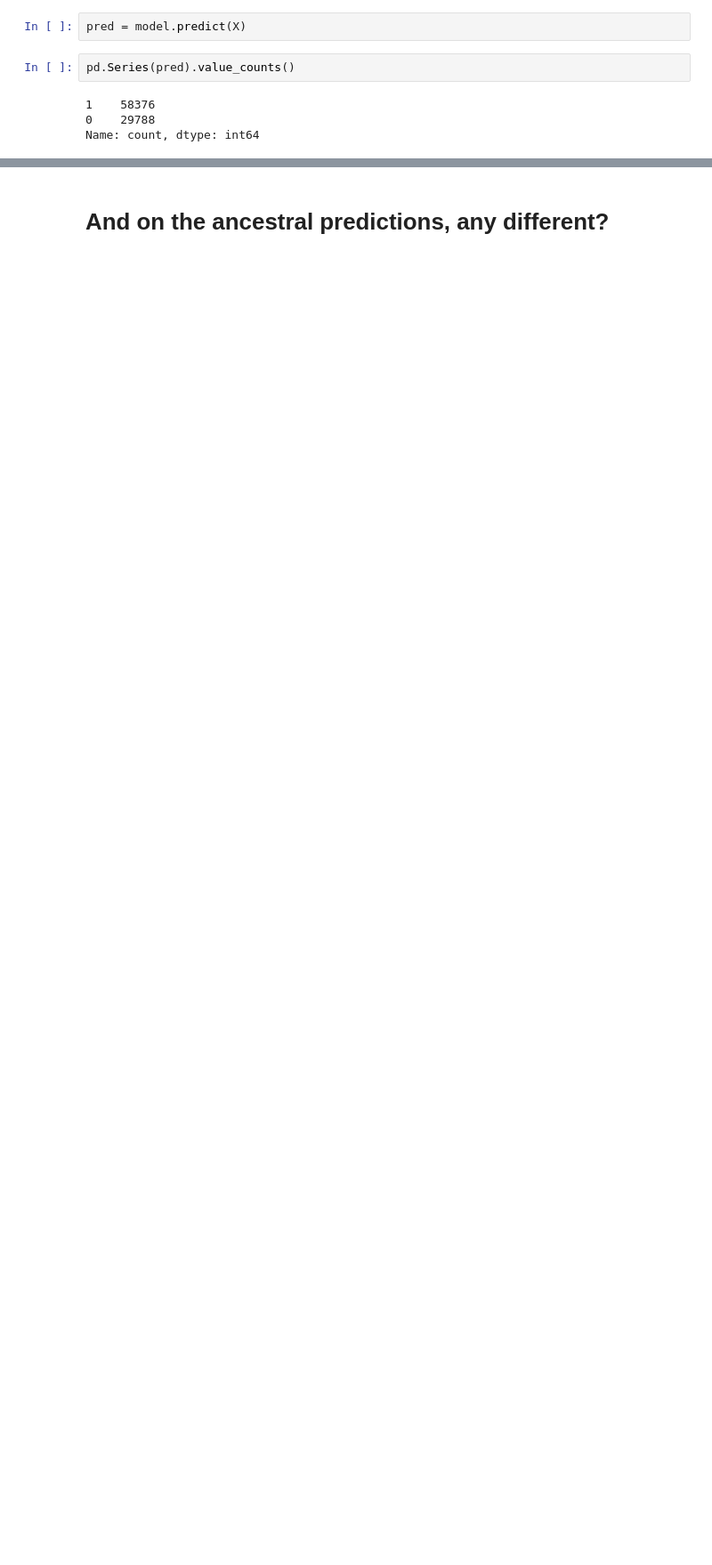
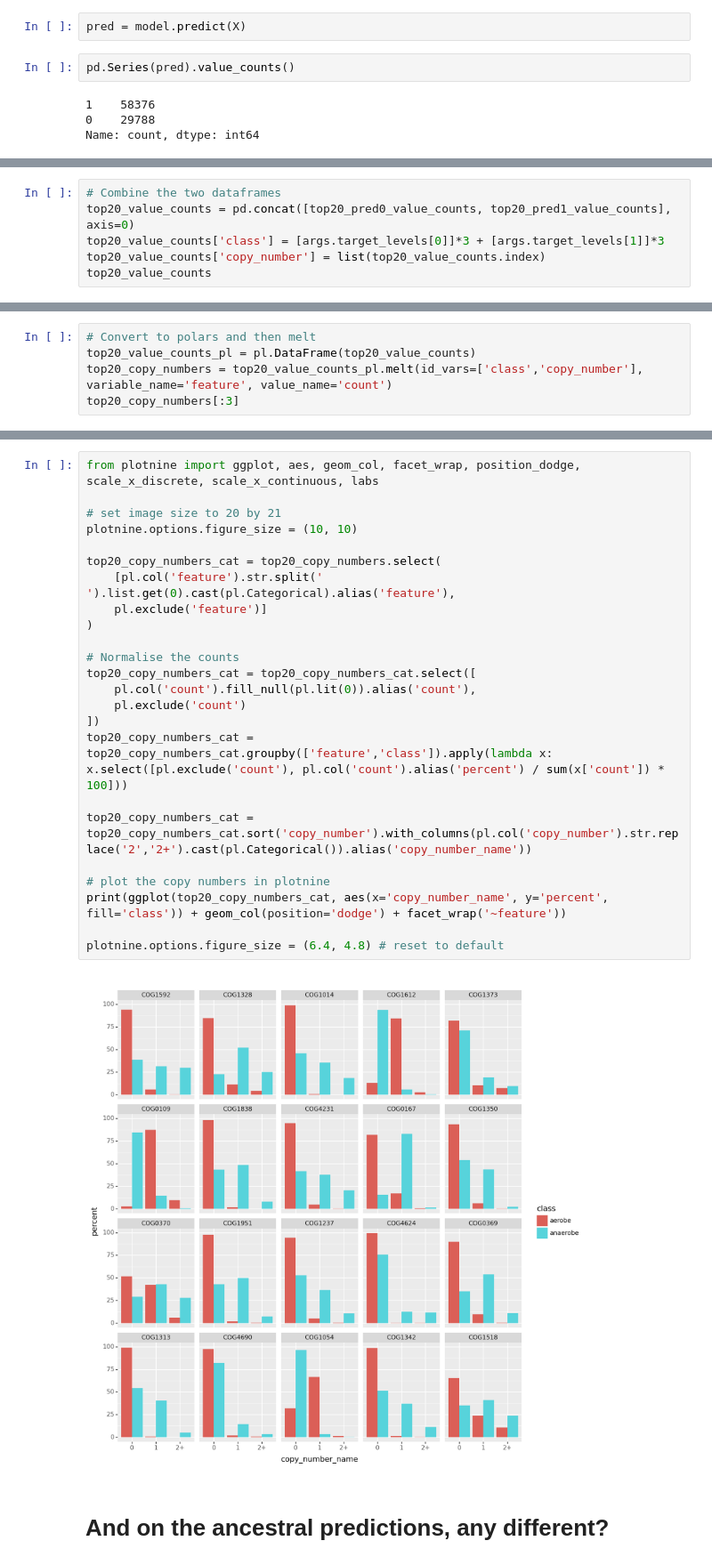
Before and after one commit to wwood/bacterial_dating_aerobic_predictor, a Jupyter notebook: 15_inspect_shap_values.ipynb, the cells around one changed output, grey strips where cells are left out. Shown at 89% size. Saved outputs shown, nothing was run; the diff lists cells and outputs as text; blank space fills up the shorter version.

```diff
--- a/15_inspect_shap_values.ipynb
+++ b/15_inspect_shap_values.ipynb
@@ -132,0 +258,6 @@ Tight layout not applied. The left and right margins cannot be made large enough
+# %%
+# Combine the two dataframes
+top20_value_counts = pd.concat([top20_pred0_value_counts, top20_pred1_value_counts], axis=0)
+top20_value_counts['class'] = [args.target_levels[0]]*3 + [args.target_levels[1]]*3
+top20_value_counts['copy_number'] = list(top20_value_counts.index)
+top20_value_counts
@@ -132,0 +273,5 @@ Tight layout not applied. The left and right margins cannot be made large enough
+# %%
+# Convert to polars and then melt
+top20_value_counts_pl = pl.DataFrame(top20_value_counts)
+top20_copy_numbers = top20_value_counts_pl.melt(id_vars=['class','copy_number'], variable_name='feature', value_name='count')
+top20_copy_numbers[:3]
@@ -133,3 +285,29 @@ Tight layout not applied. The left and right margins cannot be made large enough
+# %%
+from plotnine import ggplot, aes, geom_col, facet_wrap, position_dodge, scale_x_discrete, scale_x_continuous, labs
+
+# set image size to 20 by 21
+plotnine.options.figure_size = (10, 10)
+
+top20_copy_numbers_cat = top20_copy_numbers.select(
+    [pl.col('feature').str.split(' ').list.get(0).cast(pl.Categorical).alias('feature'),
+    pl.exclude('feature')]
+)
+
+# Normalise the counts
+top20_copy_numbers_cat = top20_copy_numbers_cat.select([
+    pl.col('count').fill_null(pl.lit(0)).alias('count'),
+    pl.exclude('count')
+])
+top20_copy_numbers_cat = top20_copy_numbers_cat.groupby(['feature','class']).apply(lambda x: x.select([pl.exclude('count'), pl.col('count').alias('percent') / sum(x['count']) * 100]))
+
+top20_copy_numbers_cat = top20_copy_numbers_cat.sort('copy_number').with_columns(pl.col('copy_number').str.replace('2','2+').cast(pl.Categorical()).alias('copy_number_name'))
+
+# plot the copy numbers in plotnine
+print(ggplot(top20_copy_numbers_cat, aes(x='copy_number_name', y='percent', fill='class')) + geom_col(position='dodge') + facet_wrap('~feature'))
+
+plotnine.options.figure_size = (6.4, 4.8) # reset to default
+# %% [output]
+[figure, added]
 # %% [markdown]
 # And on the ancestral predictions, any different?
 # %%
```
Also changed, not shown: parts of 26 cells of this notebook, 3 other files.
